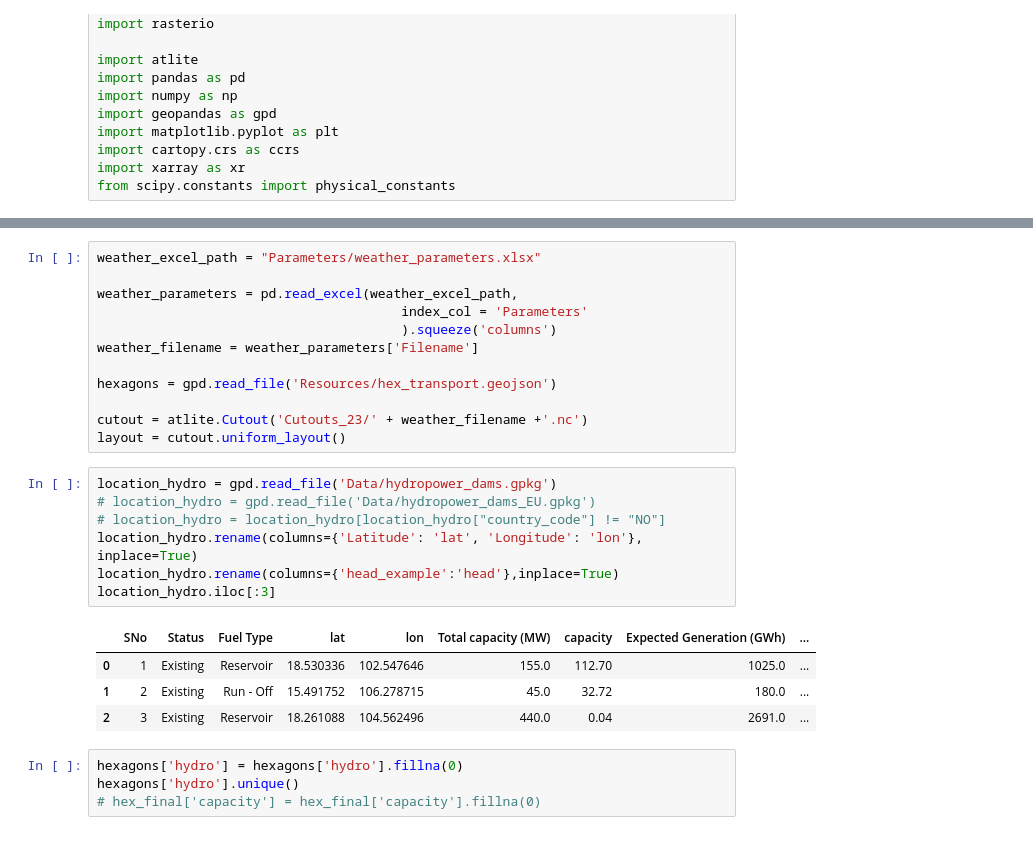
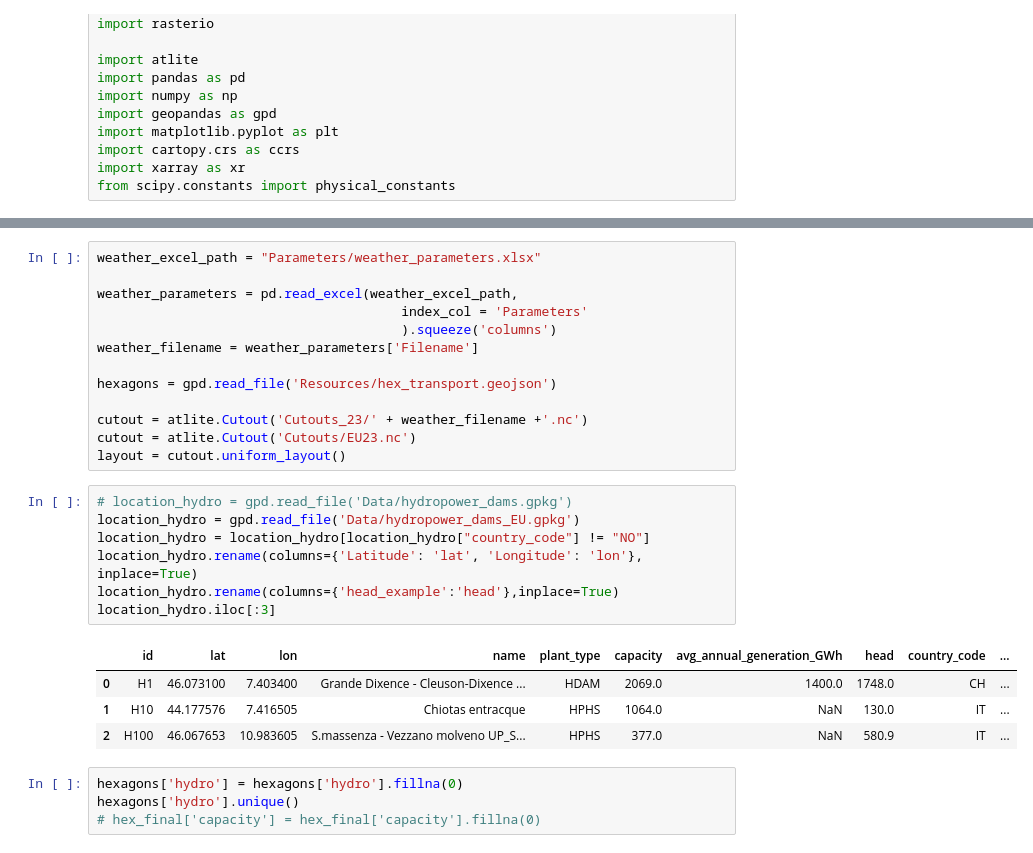
Before and after one commit to lukasschirren/GeoH2-Laos-Master-Thesis, a Jupyter notebook: test_hydropotential.ipynb, the cells around one changed output, grey strips where cells are left out. Drawn from its saved outputs; the diff is of its cells as text.

```diff
--- a/test_hydropotential.ipynb
+++ b/test_hydropotential.ipynb
@@ -24,19 +68,20 @@ weather_filename = weather_parameters['Filename']
 hexagons = gpd.read_file('Resources/hex_transport.geojson')
 
 cutout = atlite.Cutout('Cutouts_23/' + weather_filename +'.nc')
+cutout = atlite.Cutout('Cutouts/EU23.nc')
 layout = cutout.uniform_layout()
 # %%
-location_hydro = gpd.read_file('Data/hydropower_dams.gpkg')
-# location_hydro = gpd.read_file('Data/hydropower_dams_EU.gpkg')
-# location_hydro = location_hydro[location_hydro["country_code"] != "NO"]
+# location_hydro = gpd.read_file('Data/hydropower_dams.gpkg')
+location_hydro = gpd.read_file('Data/hydropower_dams_EU.gpkg')
+location_hydro = location_hydro[location_hydro["country_code"] != "NO"]
 location_hydro.rename(columns={'Latitude': 'lat', 'Longitude': 'lon'}, inplace=True)
 location_hydro.rename(columns={'head_example':'head'},inplace=True)
 location_hydro.iloc[:3]
 # %% [output]
-|  | SNo | Status | Fuel Type | lat | lon | Total capacity (MW) | capacity | Expected Generation (GWh) | ... |
-| 0 | 1 | Existing | Reservoir | 18.530336 | 102.547646 | 155.0 | 112.70 | 1025.0 | ... |
-| 1 | 2 | Existing | Run - Off | 15.491752 | 106.278715 | 45.0 | 32.72 | 180.0 | ... |
-| 2 | 3 | Existing | Reservoir | 18.261088 | 104.562496 | 440.0 | 0.04 | 2691.0 | ... |
+|  | id | lat | lon | name | plant_type | capacity | avg_annual_generation_GWh | head | country_code | ... |
+| 0 | H1 | 46.073100 | 7.403400 | Grande Dixence - Cleuson-Dixence ... | HDAM | 2069.0 | 1400.0 | 1748.0 | CH | ... |
+| 1 | H10 | 44.177576 | 7.416505 | Chiotas entracque | HPHS | 1064.0 | NaN | 130.0 | IT | ... |
+| 2 | H100 | 46.067653 | 10.983605 | S.massenza - Vezzano molveno UP_S... | HPHS | 377.0 | NaN | 580.9 | IT | ... |
 # %%
 hexagons['hydro'] = hexagons['hydro'].fillna(0)
 hexagons['hydro'].unique()
```
Also changed, not shown: parts of 11 cells of this notebook, 2 other files.
